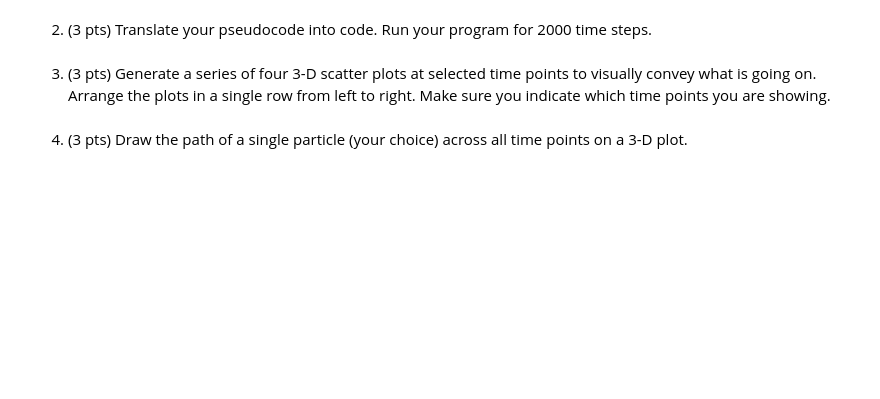
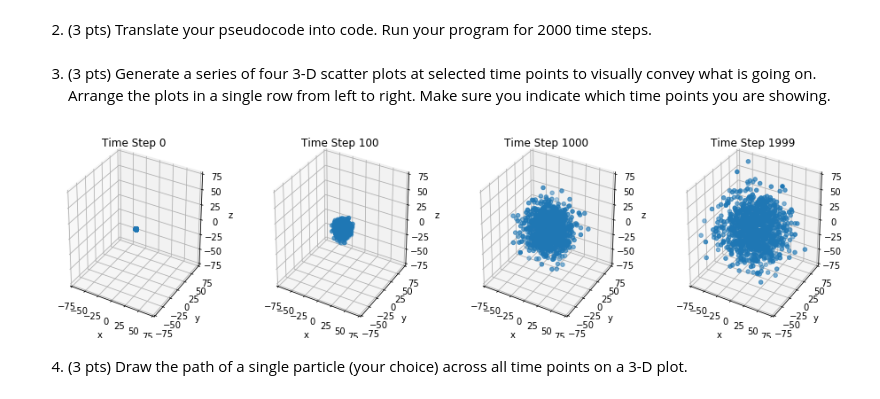
Before and after one commit to marcel-goldschen-ohm/NEU-337-Spring-2020, a Jupyter notebook: homework/homework-Feb-06-randomwalk.ipynb, the cells around one changed output. Drawn from its saved outputs; the diff is of its cells as text; code cells hidden in the pictures; blank space fills up the shorter version.

```diff
--- a/homework/homework-Feb-06-randomwalk.ipynb
+++ b/homework/homework-Feb-06-randomwalk.ipynb
@@ -10,6 +21,40 @@ Write a program simulating a three-dimensional random walk in a continuous space
 # %% [markdown]
 2. (3 pts) Translate your pseudocode into code. Run your program for 2000 time steps.
+# %%
+numParticles = 1000
+numTimeSteps = 2000
+particlePositions = np.zeros((numParticles, 3, numTimeSteps))
+
+# starting positions
+particlePositions[:,:,0] = np.random.random((numParticles, 3))
+
+# random movement of each particle for each time step
+randomMotions = np.random.random((numParticles, 3, numTimeSteps))
+# convert random movements in [0,1] to [-1,1]
+randomMotions *= 2  # [0,2]
+randomMotions -= 1  # [-1,1]
+
+# random walk
+for t in range(1, numTimeSteps):
+    particlePositions[:,:,t] = particlePositions[:,:,t-1] + randomMotions[:,:,t]
 # %% [markdown]
 3. (3 pts) Generate a series of four 3-D scatter plots at selected time points to visually convey what is going on. Arrange the plots in a single row from left to right. Make sure you indicate which time points you are showing.
+# %%
+fig = plt.figure(figsize=(16,4))
+for i, t in enumerate([0, 100, 1000, 1999]):
+    x = particlePositions[:,0,t]
+    y = particlePositions[:,1,t]
+    z = particlePositions[:,2,t]
+    ax = fig.add_subplot(1, 4, i+1, projection='3d')
+    ax.scatter(x, y, z)
+    ax.set_xlabel('x')
+    ax.set_ylabel('y')
+    ax.set_zlabel('z')
+    ax.set_title(f"Time Step {t}")
+    ax.set_xlim([-75, 75])
+    ax.set_ylim([-75, 75])
+    ax.set_zlim([-75, 75]);
+# %% [output]
+[figure, added]
 # %% [markdown]
 4. (3 pts) Draw the path of a single particle (your choice) across all time points on a 3-D plot.
```
Also changed, not shown: parts of 6 cells of this notebook, 8 other files.
